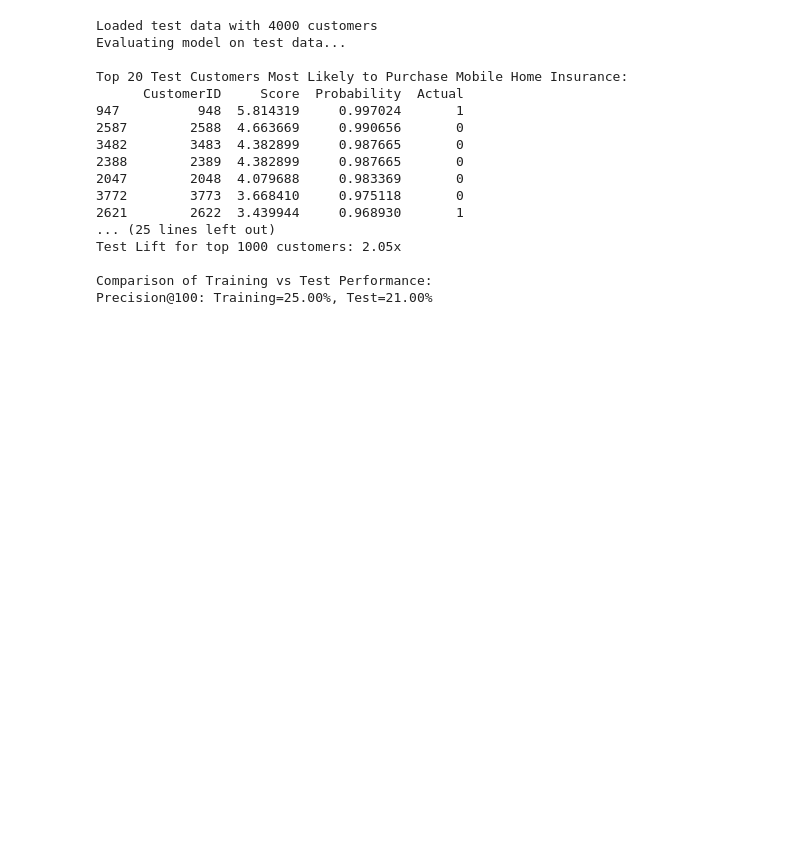
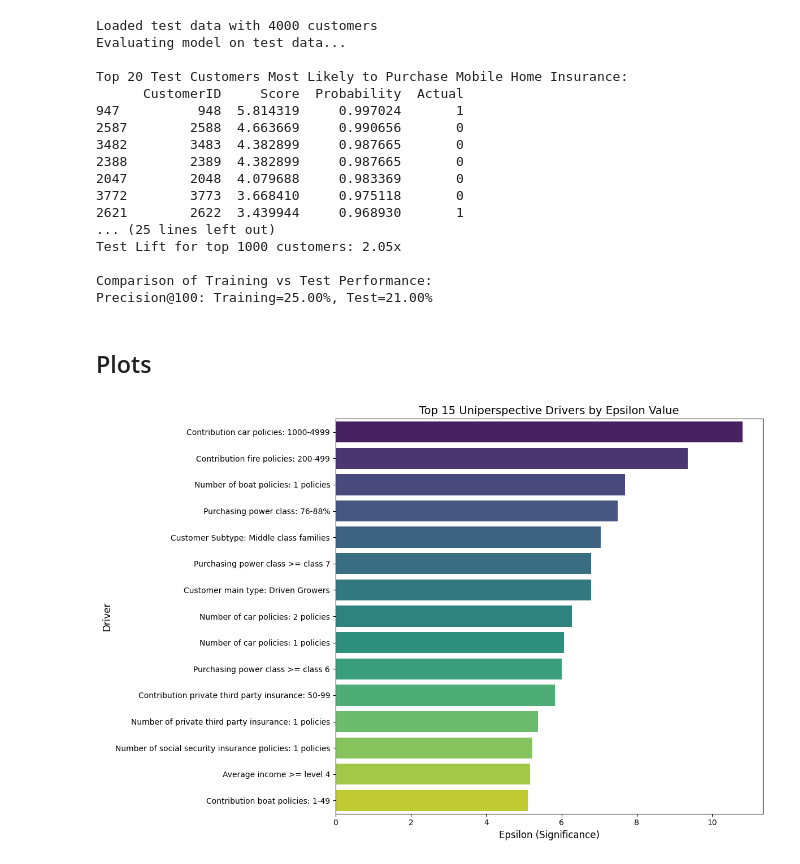
Before and after one commit to ThanosDrossos/MineriaDatosUNAM, a Jupyter notebook: code/tarea1.ipynb, the cells around one changed output. Saved outputs shown, nothing was run; the diff lists cells and outputs as text; code cells hidden in the pictures; blank space fills up the shorter version.

Commit message:
added graphs

```diff
--- a/code/tarea1.ipynb
+++ b/code/tarea1.ipynb
@@ -1076,3 +1132,19 @@ Test Lift for top 1000 customers: 2.05x
 
 Comparison of Training vs Test Performance:
 Precision@100: Training=25.00%, Test=21.00%
+# %% [markdown]
+## Plots
+# %%
+import matplotlib.pyplot as plt
+import seaborn as sns
+
+# Plot top uniperspective drivers
+plt.figure(figsize=(12, 8))
+sns.barplot(x='Epsilon', y='Driver', data=output_df.head(15), palette='viridis', hue='Driver', legend=False)
+plt.title('Top 15 Uniperspective Drivers by Epsilon Value', fontsize=14)
+plt.xlabel('Epsilon (Significance)', fontsize=12)
+plt.ylabel('Driver', fontsize=12)
+plt.tight_layout()
+plt.show()
+# %% [output]
+[figure, added]
```
Also changed, not shown: parts of 14 cells of this notebook.
